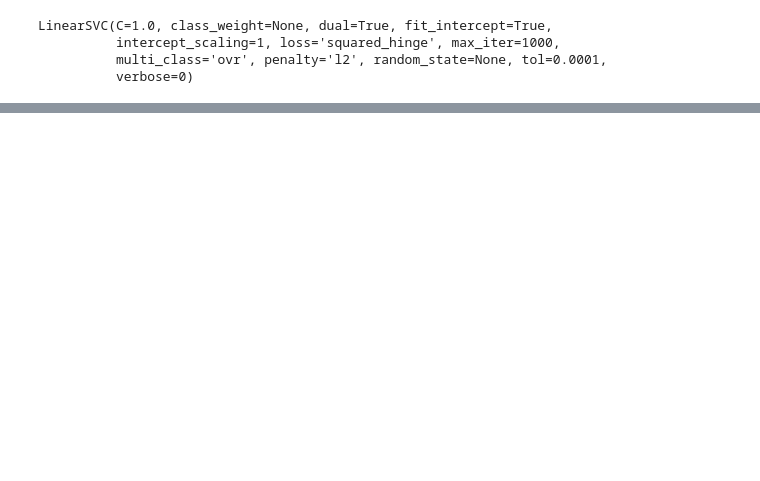
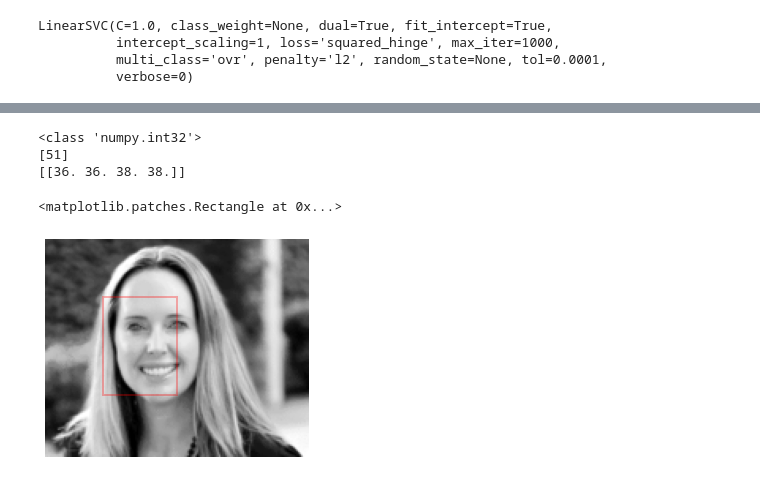
Before and after one commit to mjtaheri11/hw2, a Jupyter notebook: hw2.ipynb, the cells around one changed output, grey strips where cells are left out. Drawn from its saved outputs; the diff is of its cells as text; code cells hidden in the pictures; blank space fills up the shorter version.

```diff
--- a/hw2.ipynb
+++ b/hw2.ipynb
@@ -89,0 +197,60 @@ LinearSVC(C=1.0, class_weight=None, dual=True, fit_intercept=True,
+# %%
+%tensorflow_version 2.x
+import tensorflow as tf
+import tensorflow.compat.v1 as tf
+import tensorflow as tf
+
+
+#tf.debugging.set_log_device_placement(True)
+
+#boxes = np.array([[0.1,0.1,0.2,0.2], [0.3,0.3,0.3,0.4], [0.5,0.5,0.6,0.6], [0.7,0.7,0.8,0.8]], dtype= np.float32)
+#scores = np.array([0.9,0.8,0.7,0.6], dtype = np.float32)
+
+
+
+iou_threshold = 0.5
+max_output_size = 1
+# score = score[labels == 1]
+# score = np.array(score)
+# print(score)
+# print(score[0])
+# print(v, b)
+
+boxes = np.zeros([len(indices[labels==1]), 4])
+
+boxes[:, 0] = indices[labels == 1][:, 0]
+boxes[:, 1] = indices[labels == 1][:, 0]
+boxes[:, 2] = indices[labels == 1][:, 1]
+boxes[:, 3] = indices[labels == 1][:, 1]
+
+
+score = model._predict_proba_lr(patches_hog)
+# with tf.device('/GPU:0'):
+#   print(tf.image.non_max_suppression(boxes, scores, 8))
+selected_indices = tf.image.non_max_suppression(
+  boxes, z, max_output_size, iou_threshold)
+
+nms = np.array(selected_indices)
+
+print(type(nms[0]))
+# sess = tf.Session()
+# with sess.as_default():
+#   nms = selected_indices.eval()
+print(nms)
+t = []
+print(boxes[nms])
+
+
+fig, ax = plt.subplots()
+ax.imshow(x[-1], cmap='gray')
+ax.axis('off')
+#for i, j in indices[labels == 1]:
+Ni, Nj = positive_patches[0].shape
+ax.add_patch(plt.Rectangle((boxes[nms][0][0] ,boxes[nms][0][1]), Nj, Ni, edgecolor='red',
+                           alpha=0.3, lw=2, facecolor='none'))
+# %% [output]
+<class 'numpy.int32'>
+[51]
+[[36. 36. 38. 38.]]
+<matplotlib.patches.Rectangle at 0x...>
+[figure, added]
```
Also changed, not shown: parts of 18 cells of this notebook.
